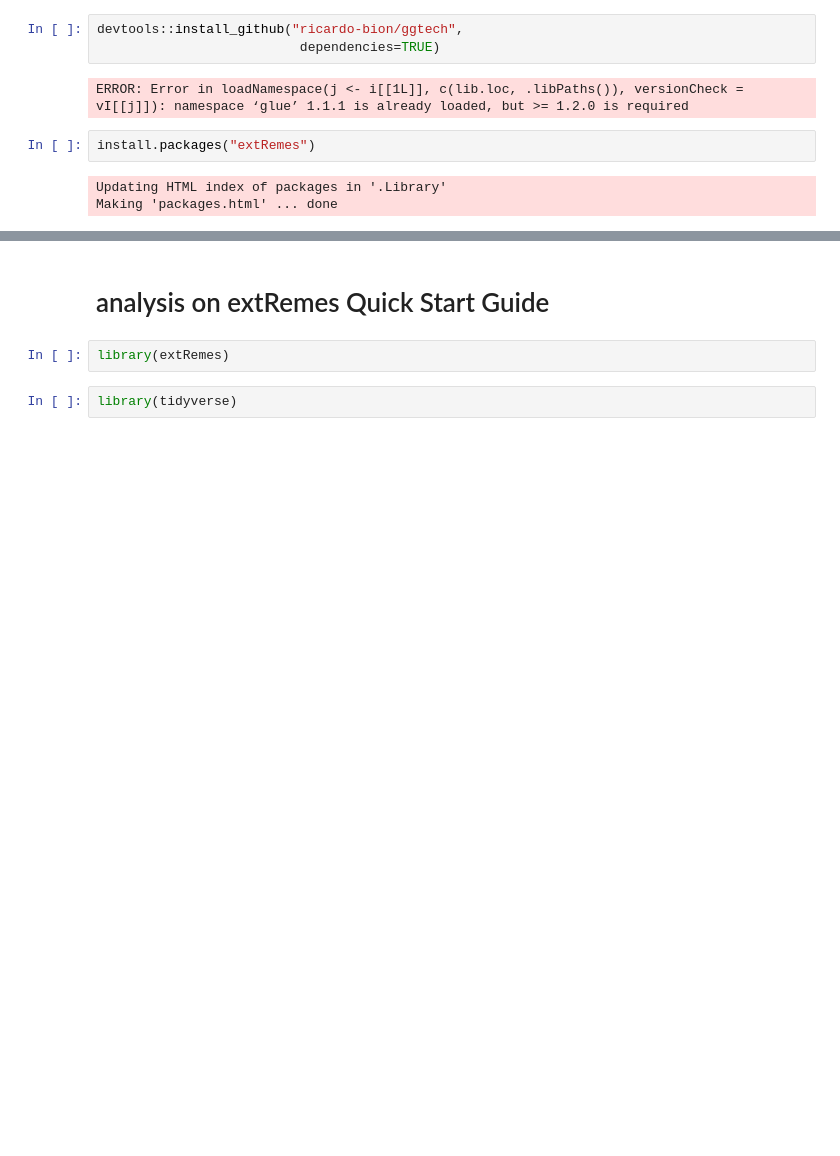
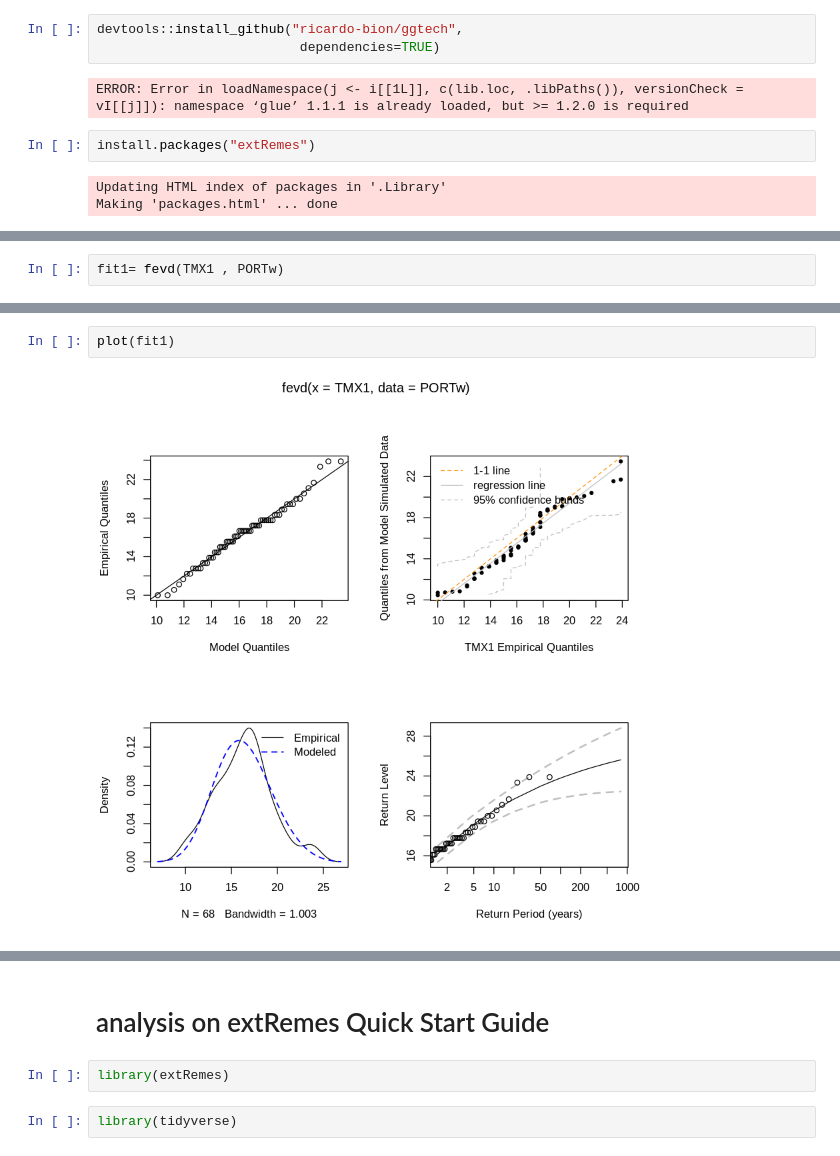
Before and after one commit to unagiinu2k/R_sandbox, a Jupyter notebook: extreme_value.ipynb, the cells around one changed output, grey strips where cells are left out. Saved outputs shown, nothing was run; the diff lists cells and outputs as text; blank space fills up the shorter version.

```diff
--- a/extreme_value.ipynb
+++ b/extreme_value.ipynb
@@ -109,0 +147,2 @@ Making 'packages.html' ... done
+# %%
+fit1= fevd(TMX1 , PORTw)
@@ -109,0 +160,4 @@ Making 'packages.html' ... done
+# %%
+plot(fit1)
+# %% [output]
+[figure, added]
```
Also changed, not shown: parts of 22 cells of this notebook.
